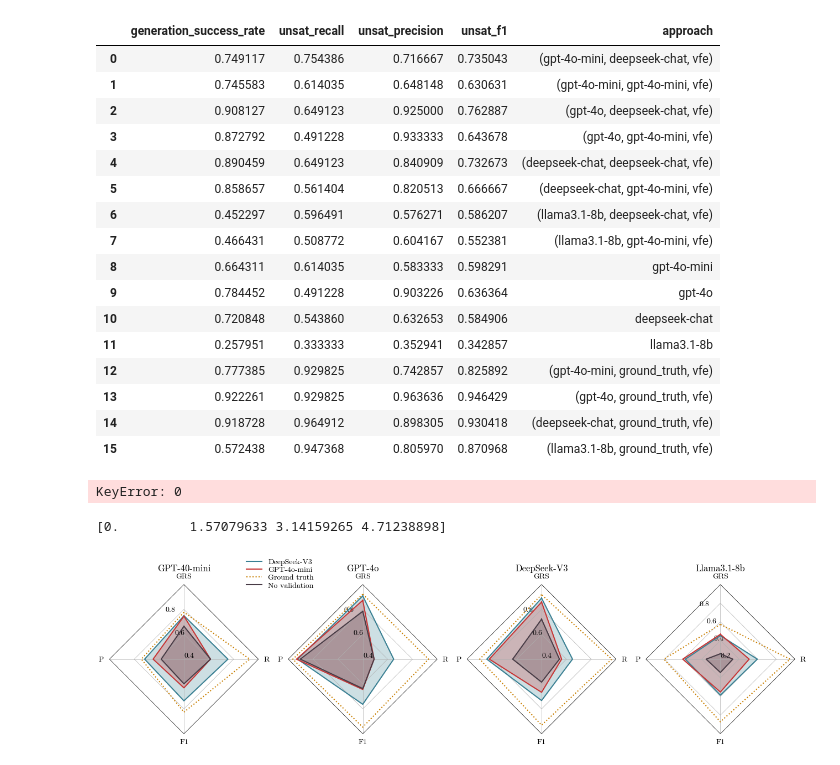
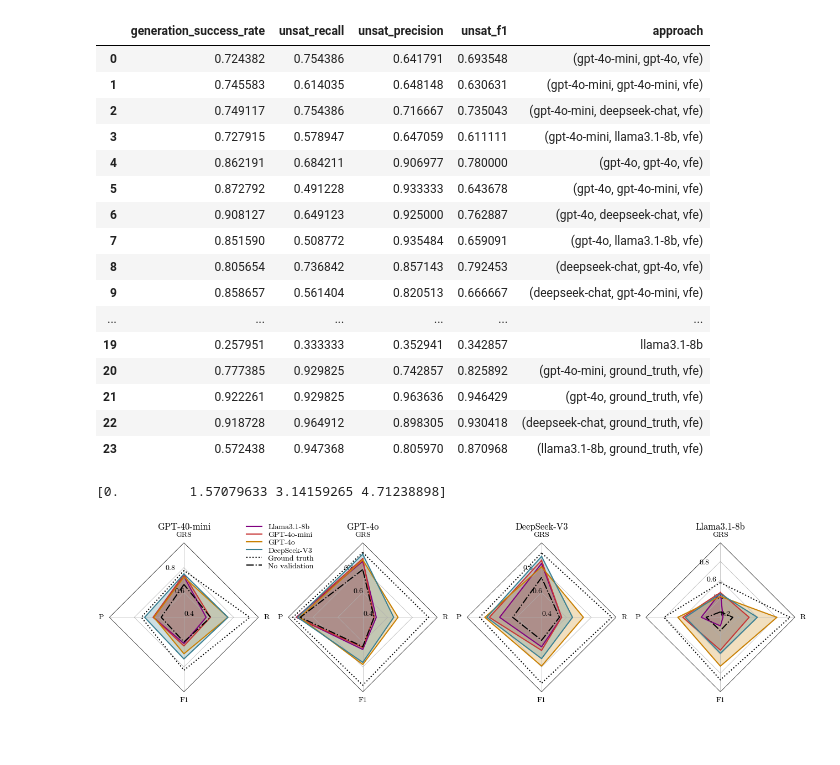
Before and after one commit to 20001LastOrder/ConStrainSolver, a Jupyter notebook: scripts/rq3.ipynb, the cells around one changed output. Saved outputs shown, nothing was run; the diff lists cells and outputs as text; code cells hidden in the pictures; blank space fills up the shorter version.

Commit message:
Drawing radar plot

```diff
--- a/scripts/rq3.ipynb
+++ b/scripts/rq3.ipynb
@@ -57,12 +57,15 @@ def get_result(df, ground_truth_df):
 ground_truth = pd.read_csv(ground_truth_path)
 # %%
 from loguru import logger
+
 input_folder = "../results/generation_with_generated"
 
 # llms = ["gpt-4o-mini", "gpt-4o", "deepseek-chat", "llama3.1-8b"]
 llms = ["gpt-4o-mini", "gpt-4o", "deepseek-chat", "llama3.1-8b"]
-constraint_llms = ["deepseek-chat", "gpt-4o-mini"]
-approaches = ["vfe",]
+constraint_llms = ["gpt-4o", "gpt-4o-mini", "deepseek-chat", "llama3.1-8b"]
+approaches = [
+    "vfe",
+]
 
 results = {}
 
@@ -70,7 +73,9 @@ for llm in llms:
     for constraint_llm in constraint_llms:
         for approach in approaches:
             logger.info(f"Processing {llm} with {constraint_llm} using {approach}")
-            result_file = f"{input_folder}/{llm}/{approach}_{constraint_llm}.csv_validation.csv"
+            result_file = (
+                f"{input_folder}/{llm}/{approach}_{constraint_llm}.csv_validation.csv"
+            )
             if not os.path.exists(result_file):
                 logger.warning(f"File {result_file} does not exist")
                 continue
@@ -131,22 +144,22 @@ summarized_results = pd.DataFrame(summarized_results)
 summarized_results
 # %% [output]
 |  | generation_success_rate | unsat_recall | unsat_precision | unsat_f1 | approach |
-| 0 | 0.749117 | 0.754386 | 0.716667 | 0.735043 | (gpt-4o-mini, deepseek-chat, vfe) |
+| 0 | 0.724382 | 0.754386 | 0.641791 | 0.693548 | (gpt-4o-mini, gpt-4o, vfe) |
 | 1 | 0.745583 | 0.614035 | 0.648148 | 0.630631 | (gpt-4o-mini, gpt-4o-mini, vfe) |
-| 2 | 0.908127 | 0.649123 | 0.925000 | 0.762887 | (gpt-4o, deepseek-chat, vfe) |
-| 3 | 0.872792 | 0.491228 | 0.933333 | 0.643678 | (gpt-4o, gpt-4o-mini, vfe) |
-| 4 | 0.890459 | 0.649123 | 0.840909 | 0.732673 | (deepseek-chat, deepseek-chat, vfe) |
-| 5 | 0.858657 | 0.561404 | 0.820513 | 0.666667 | (deepseek-chat, gpt-4o-mini, vfe) |
-| 6 | 0.452297 | 0.596491 | 0.576271 | 0.586207 | (llama3.1-8b, deepseek-chat, vfe) |
-| 7 | 0.466431 | 0.508772 | 0.604167 | 0.552381 | (llama3.1-8b, gpt-4o-mini, vfe) |
-| 8 | 0.664311 | 0.614035 | 0.583333 | 0.598291 | gpt-4o-mini |
-| 9 | 0.784452 | 0.491228 | 0.903226 | 0.636364 | gpt-4o |
-| 10 | 0.720848 | 0.543860 | 0.632653 | 0.584906 | deepseek-chat |
-| 11 | 0.257951 | 0.333333 | 0.352941 | 0.342857 | llama3.1-8b |
-| 12 | 0.777385 | 0.929825 | 0.742857 | 0.825892 | (gpt-4o-mini, ground_truth, vfe) |
-| 13 | 0.922261 | 0.929825 | 0.963636 | 0.946429 | (gpt-4o, ground_truth, vfe) |
-| 14 | 0.918728 | 0.964912 | 0.898305 | 0.930418 | (deepseek-chat, ground_truth, vfe) |
-| 15 | 0.572438 | 0.947368 | 0.805970 | 0.870968 | (llama3.1-8b, ground_truth, vfe) |
+| 2 | 0.749117 | 0.754386 | 0.716667 | 0.735043 | (gpt-4o-mini, deepseek-chat, vfe) |
+| 3 | 0.727915 | 0.578947 | 0.647059 | 0.611111 | (gpt-4o-mini, llama3.1-8b, vfe) |
+| 4 | 0.862191 | 0.684211 | 0.906977 | 0.780000 | (gpt-4o, gpt-4o, vfe) |
+| 5 | 0.872792 | 0.491228 | 0.933333 | 0.643678 | (gpt-4o, gpt-4o-mini, vfe) |
+| 6 | 0.908127 | 0.649123 | 0.925000 | 0.762887 | (gpt-4o, deepseek-chat, vfe) |
+| 7 | 0.851590 | 0.508772 | 0.935484 | 0.659091 | (gpt-4o, llama3.1-8b, vfe) |
+| 8 | 0.805654 | 0.736842 | 0.857143 | 0.792453 | (deepseek-chat, gpt-4o, vfe) |
+| 9 | 0.858657 | 0.561404 | 0.820513 | 0.666667 | (deepseek-chat, gpt-4o-mini, vfe) |
+| ... | ... | ... | ... | ... | ... |
+| 19 | 0.257951 | 0.333333 | 0.352941 | 0.342857 | llama3.1-8b |
+| 20 | 0.777385 | 0.929825 | 0.742857 | 0.825892 | (gpt-4o-mini, ground_truth, vfe) |
+| 21 | 0.922261 | 0.929825 | 0.963636 | 0.946429 | (gpt-4o, ground_truth, vfe) |
+| 22 | 0.918728 | 0.964912 | 0.898305 | 0.930418 | (deepseek-chat, ground_truth, vfe) |
+| 23 | 0.572438 | 0.947368 | 0.805970 | 0.870968 | (llama3.1-8b, ground_truth, vfe) |
 # %%
 def get_result_for_llm(results, llm_name, approach_name, constraint_llm_name: str= None):
     if constraint_llm_name is not None:
@@ -161,10 +174,6 @@ def get_result_for_llm(results, llm_name, approach_name, constraint_llm_name: st
             return [result["generation_success_rate"], result["unsat_precision"], result["unsat_f1"], result["unsat_recall"]]
     logger.warning(f"Result for {key} not found")
     return [0, 0, 0, 0]
-# %%
-results[0]
-# %% [output]
-KeyError: 0
 # %%
 results = summarized_results.to_dict(orient="records")
 llm_name = {
@@ -173,6 +182,9 @@ llm_name = {
     "llama3.1-8b": "Llama3.1-8b",
     "deepseek-chat": "DeepSeek-V3",
 }
+
+constraint_llms = ["llama3.1-8b", "gpt-4o-mini", "gpt-4o", "deepseek-chat"]
+
 
 data = [["GRS", "P", "F1", "R"]]
 for llm in llms:
@@ -202,39 +214,40 @@ fig, axs = plt.subplots(figsize=(16, 4), nrows=1, ncols=4,
                         subplot_kw=dict(projection='radar'))
 fig.subplots_adjust(wspace=0.2, hspace=0.20, top=0.85, bottom=0.05)
 
-colors = ["#3a8093", "#c73535", "#C98003", '#483C46', '#FFB5C2']
-linestyles = ['-', '-', ':', '-']
+colors = ['#800080', "#c73535",  "#C98003", "#3a8093", 'black', "black"]
+#483C46
+linestyles = ['-', '-', '-', '-', ':', '-.']
 
 # "#3a8093", "#fcb944", "#c73535"
 # Plot the four cases from the example data on separate Axes
 for ax, (title, case_data) in zip(axs.flat, data):
     ax.set_rgrids([0.2, 0.4, 0.6, 0.8])
     ax.set_title(title, weight='bold', size='large', position=(0.5, 1.2),
                     horizontalalignment='center', verticalalignment='center')
     # set axis ticks and labels
 
 
     for idx, (d, color) in enumerate(zip(case_data, colors)):
         ax.plot(theta, d, color=color, linestyle=linestyles[idx], linewidth=1.5)
-        if idx != 2:
+        if idx not in [4, 5]:
             ax.fill(theta, d, facecolor=color, alpha=0.25, label='_nolegend_')
     ax.set_varlabels(spoke_labels)
     # ax.set_yticks([0.5, 1])
     if title == "Llama3.1-8b":
         ax.set_ylim(0.2, 1)
     else:
         ax.set_ylim(0.4, 1)
 # add legend relative to top-left plot
-labels = ('DeepSeek-V3', 'GPT-4o-mini', 'Ground truth', 'No validation')
-legend = axs[0].legend(labels, loc=(0.9, .95),
+labels = ("Llama3.1-8b", "GPT-4o-mini", "GPT-4o", "DeepSeek-V3", 'Ground truth', 'No validation')
+legend = axs[0].legend(labels, loc=(0.9, .8),
                             labelspacing=0.1, fontsize='medium')
 
 # fig.text(0.5, 1.7, '5-Factor Solution Profiles Across Four Scenarios',
 #          horizontalalignment='center', color='black', weight='bold',
 #          size='large')
 
 plt.savefig("radar_plot.pdf", bbox_inches='tight')
 plt.show()
 # %% [output]
 [0.         1.57079633 3.14159265 4.71238898]
-[figure, old version]
+[figure, new version]
```
Also changed, not shown: parts of 1 cell of this notebook, 18 other files.
